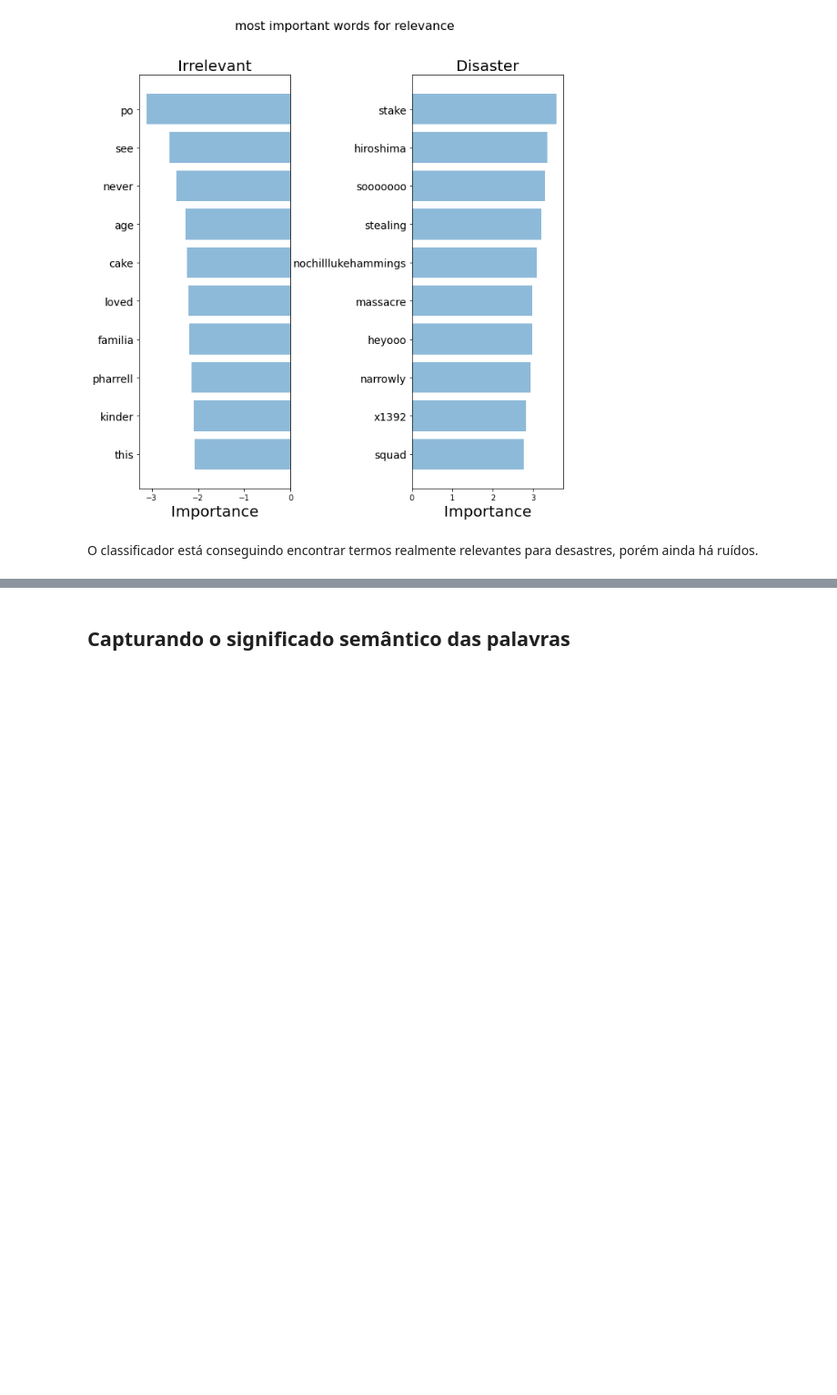
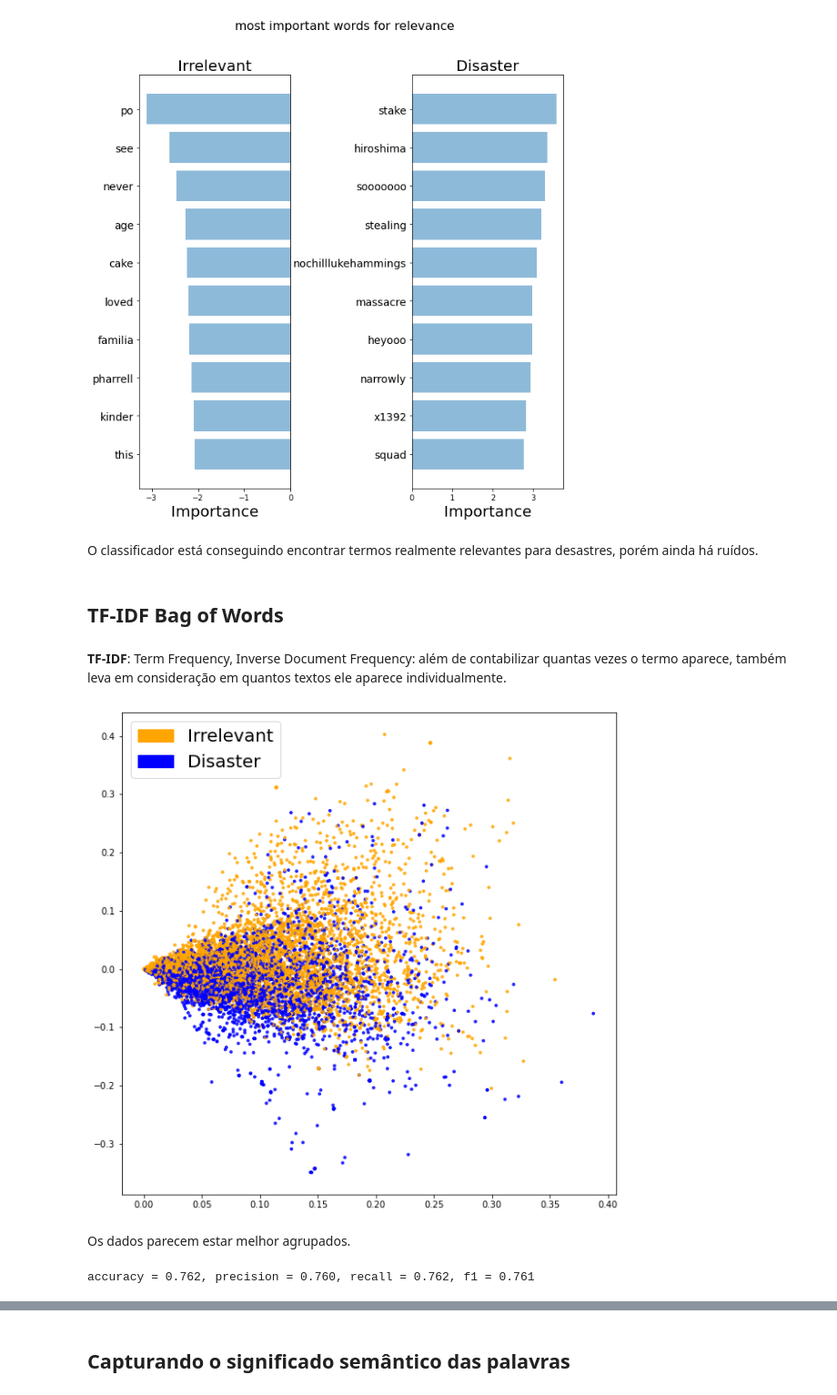
Before and after one commit to felypemaciel/atlantico-bootcamp, a Jupyter notebook: trailhead/nlp/01_nlp_ml.ipynb, the cells around one changed output, grey strips where cells are left out. Shown at 91% size. Drawn from its saved outputs; the diff is of its cells as text; code cells hidden in the pictures; blank space fills up the shorter version.

```diff
--- a/trailhead/nlp/01_nlp_ml.ipynb
+++ b/trailhead/nlp/01_nlp_ml.ipynb
@@ -20,5 +22,5 @@ import gensim
 # %%
-clean_questions = pd.read_csv('clean_data.csv')
+clean_questions = copia_intro_nlp.clean_questions
 # %%
 # separando o texto da variável alvo
 list_corpus = clean_questions['text'].tolist()
@@ -200,3 +202,22 @@ plot_important_words(top_scores, top_words, bottom_scores, bottom_words, "most i
 [figure]
 # %% [markdown]
 O classificador está conseguindo encontrar termos realmente relevantes para desastres, porém ainda há ruídos.
+# %% [markdown]
+## TF-IDF Bag of Words
+# %% [markdown]
+**TF-IDF**: Term Frequency, Inverse Document Frequency: além de contabilizar quantas vezes o termo aparece, também leva em consideração em quantos textos ele aparece individualmente.
+# %%
+# construcao do bag of words com count-vectorizer
+tfidf_vectorizer = TfidfVectorizer()
+# aprendendo o vocabulario e contando os termos para teste
+X_train_tfidf = tfidf_vectorizer.fit_transform(X_train)
+# contabilizando os termos no vocabulario para testes
+X_test_tfidf = tfidf_vectorizer.transform(X_test)
+# plotando a distribuicao do vocabulario
+fig = plt.figure(figsize=(10,10))
+plot_LSA(X_train_tfidf, y_train)
+plt.show()
+# %% [output]
+[figure, added]
+# %% [markdown]
+Os dados parecem estar melhor agrupados.
@@ -202,0 +230,5 @@ O classificador está conseguindo encontrar termos realmente relevantes para des
+# %%
+accuracy_tfidf, precision_tfidf, recall_tfidf, f1_tfidf = get_metrics(y_test, y_predicted_tfidf)
+print("accuracy = %.3f, precision = %.3f, recall = %.3f, f1 = %.3f" % (accuracy_tfidf, precision_tfidf,recall_tfidf, f1_tfidf))
+# %% [output]
+accuracy = 0.762, precision = 0.760, recall = 0.762, f1 = 0.761
```
Also changed, not shown: parts of 12 cells of this notebook, 3 other files.
